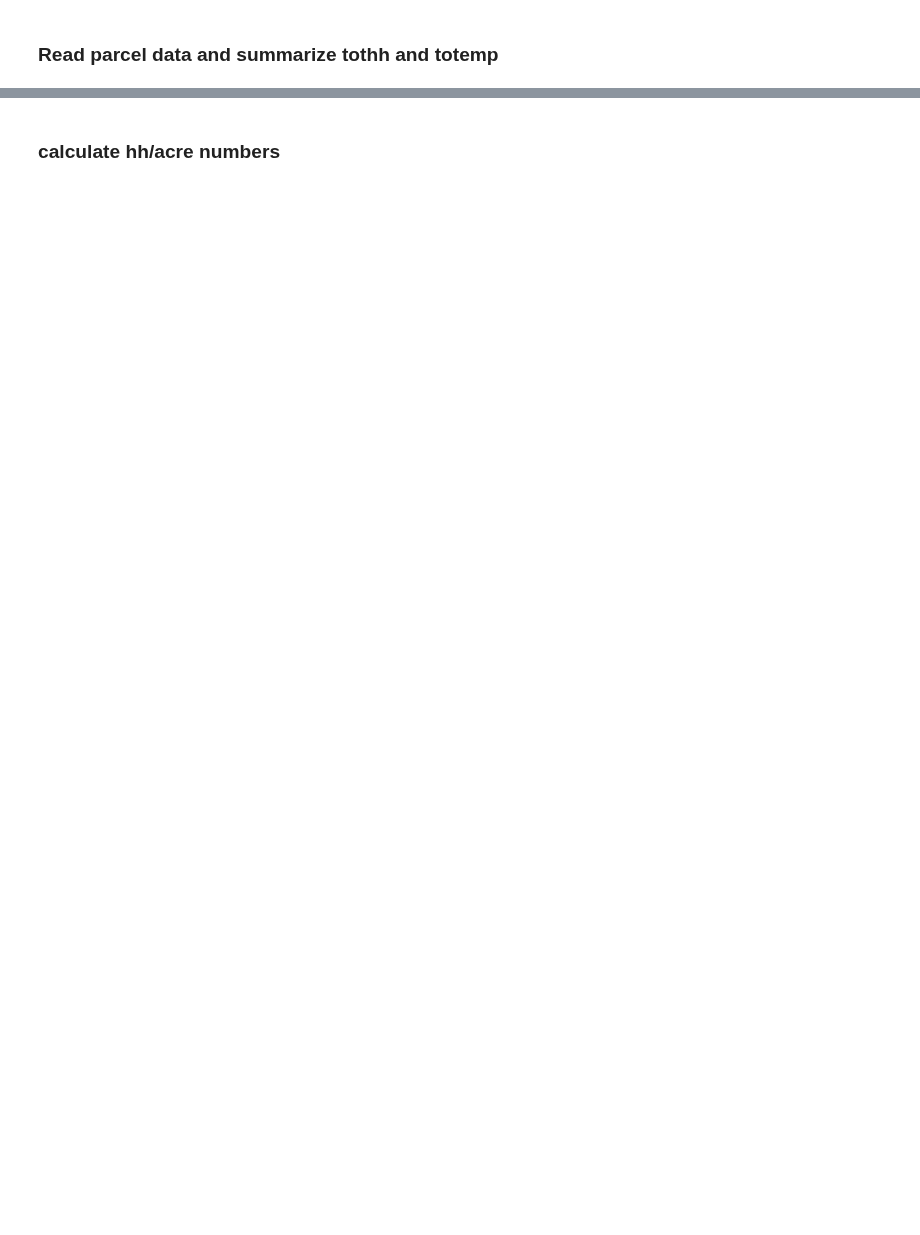
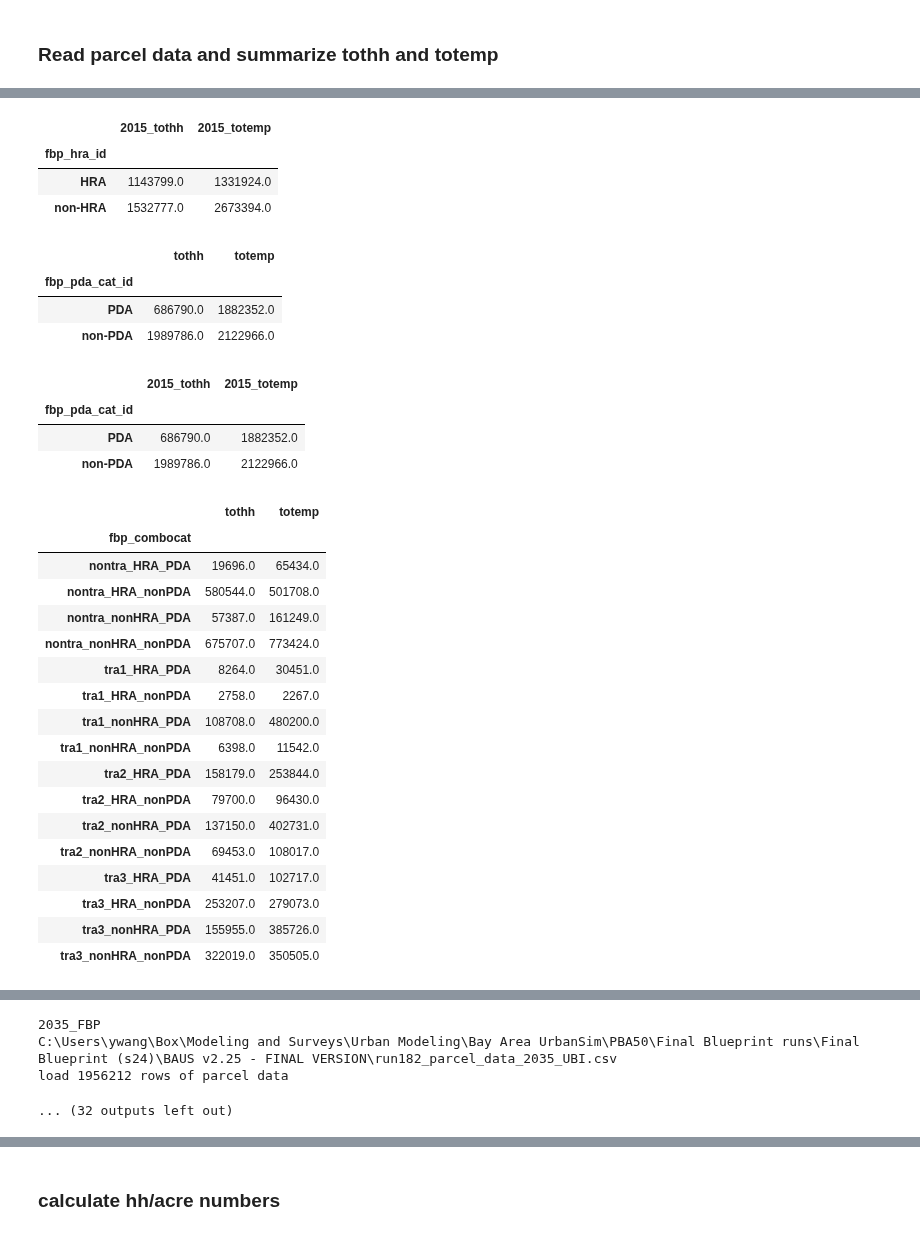
Before and after one commit to BayAreaMetro/petrale, a Jupyter notebook: scripts/CARB_followup_PBA50_growth_pattern_by_geographies.ipynb, the cells around one changed output, grey strips where cells are left out. Saved outputs shown, nothing was run; the diff lists cells and outputs as text; code cells hidden in the pictures; blank space fills up the shorter version.

```diff
--- a/scripts/CARB_followup_PBA50_growth_pattern_by_geographies.ipynb
+++ b/scripts/CARB_followup_PBA50_growth_pattern_by_geographies.ipynb
@@ -71,10 +83,13 @@ Name: fbp_pda_cat_id, dtype: int64
 # create dataframe to store the summary value
 
 tra_summary = pd.DataFrame(index=parcel_geos_crosswalk.fbp_tra_cat_id.unique())
-display(tra_summary)
+# display(tra_summary)
 
 hra_summary = pd.DataFrame(index=parcel_geos_crosswalk.fbp_hra_id.unique())
-display(hra_summary)
+# display(hra_summary)
 
 pda_summary = pd.DataFrame(index=parcel_geos_crosswalk.fbp_pda_cat_id.unique())
-display(pda_summary)
+# display(pda_summary)
+
+combocat_summary = pd.DataFrame(index=parcel_geos_crosswalk.fbp_combocat.unique())
+# display(combocat_summary)
@@ -239,0 +142,36 @@ display(pda_summary)
+# %%
+# loop through parcel files, summarize, and add to the pre-set dataframes
+
+for runkey in parcel_output_files:
+    print(runkey)
+    filename = parcel_output_files[runkey]
+    print(filename)
+
+    # load parcel-level data
+    parcel_df = load_parcel_data(filename)
+    display(parcel_df.head(3))
+
+    # add geo tagging
+    parcel_tagged = tag_parcel(parcel_df, parcel_geos_crosswalk[['parcel_id'] + geo_cols])
+    display(parcel_tagged.head(3))
+
+    # summarize by each geography
+    for geo in geo_cols:
+        parcel_summary = summarize_by_geography(parcel_tagged, metrics_cols, geo)
+        display(parcel_summary)
+
+        # rename the columns to add 'year' info
+#         parcel_summary.columns = [geo] + [x+'_'+year for x in metrics_cols]
+        parcel_summary.columns = [runkey+'_'+x for x in metrics_cols]
+        display(parcel_summary)
+
+        if geo == 'fbp_tra_cat_id':
+#             tra_summary = tra_summary.merge(parcel_summary, on=geo, how='outer')
+            tra_summary = tra_summary.merge(parcel_summary, left_index=True, right_index=True, how='outer')
+        elif geo == 'fbp_hra_id':
+            hra_summary = hra_summary.merge(parcel_summary, left_index=True, right_index=True, how='outer')
+        elif geo == 'fbp_pda_cat_id':
+            pda_summary = pda_summary.merge(parcel_summary, left_index=True, right_index=True, how='outer')
+        elif geo == 'fbp_combocat':
+            combocat_summary = combocat_summary.merge(parcel_summary, left_index=True, right_index=True, how='outer')
+# %% [output]
@@ -239,0 +205,30 @@ display(pda_summary)
+|  | 2015_tothh | 2015_totemp |
+| fbp_hra_id |  |  |
+| HRA | 1143799.0 | 1331924.0 |
+| non-HRA | 1532777.0 | 2673394.0 |
+|  | tothh | totemp |
+| fbp_pda_cat_id |  |  |
+| PDA | 686790.0 | 1882352.0 |
+| non-PDA | 1989786.0 | 2122966.0 |
+|  | 2015_tothh | 2015_totemp |
+| fbp_pda_cat_id |  |  |
+| PDA | 686790.0 | 1882352.0 |
+| non-PDA | 1989786.0 | 2122966.0 |
+|  | tothh | totemp |
+| fbp_combocat |  |  |
+| nontra_HRA_PDA | 19696.0 | 65434.0 |
+| nontra_HRA_nonPDA | 580544.0 | 501708.0 |
+| nontra_nonHRA_PDA | 57387.0 | 161249.0 |
+| nontra_nonHRA_nonPDA | 675707.0 | 773424.0 |
+| tra1_HRA_PDA | 8264.0 | 30451.0 |
+| tra1_HRA_nonPDA | 2758.0 | 2267.0 |
+| tra1_nonHRA_PDA | 108708.0 | 480200.0 |
+| tra1_nonHRA_nonPDA | 6398.0 | 11542.0 |
+| tra2_HRA_PDA | 158179.0 | 253844.0 |
+| tra2_HRA_nonPDA | 79700.0 | 96430.0 |
+| tra2_nonHRA_PDA | 137150.0 | 402731.0 |
+| tra2_nonHRA_nonPDA | 69453.0 | 108017.0 |
+| tra3_HRA_PDA | 41451.0 | 102717.0 |
+| tra3_HRA_nonPDA | 253207.0 | 279073.0 |
+| tra3_nonHRA_PDA | 155955.0 | 385726.0 |
+| tra3_nonHRA_nonPDA | 322019.0 | 350505.0 |
@@ -239,0 +253,4 @@ display(pda_summary)
+2035_FBP
+C:\Users\ywang\Box\Modeling and Surveys\Urban Modeling\Bay Area UrbanSim\PBA50\Final Blueprint runs\Final Blueprint (s24)\BAUS v2.25 - FINAL VERSION\run182_parcel_data_2035_UBI.csv
+load 1956212 rows of parcel data
+... (32 outputs left out)
```
Also changed, not shown: parts of 10 cells of this notebook.
